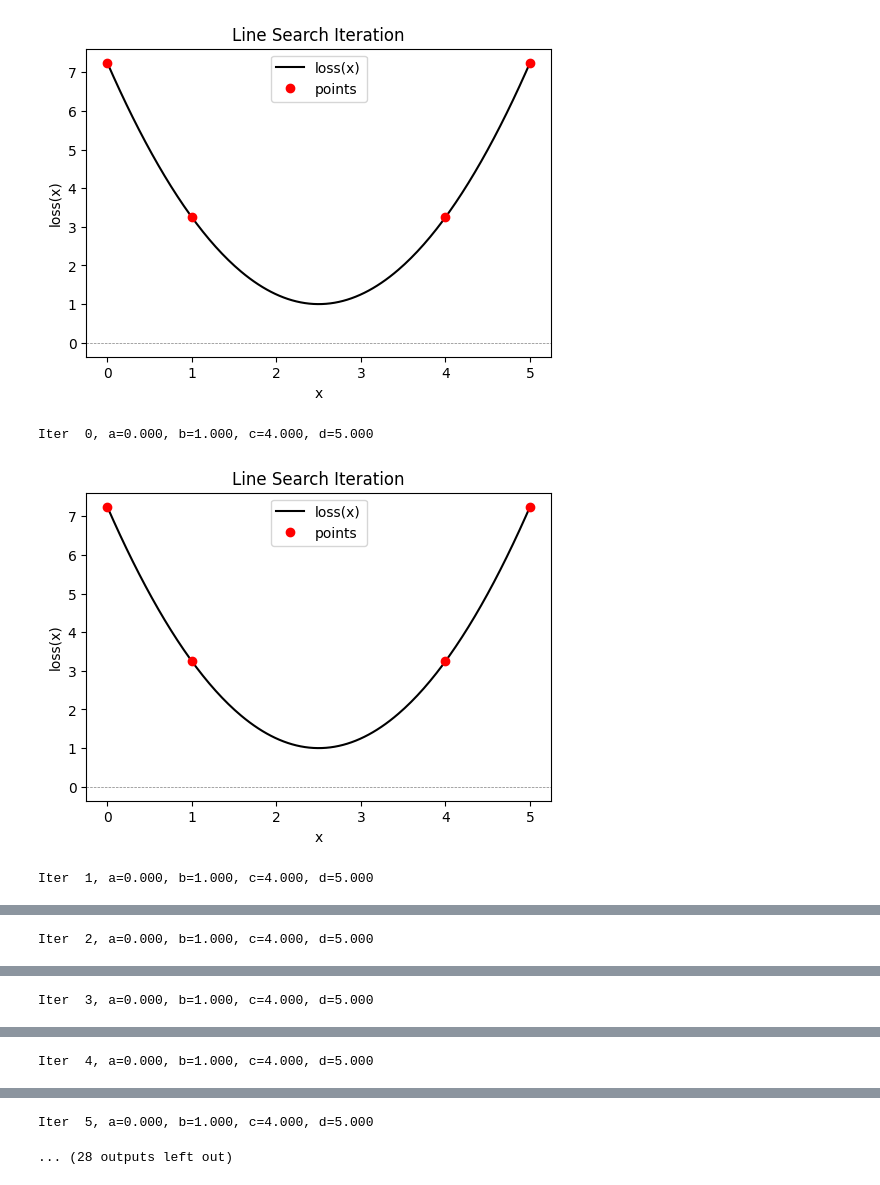
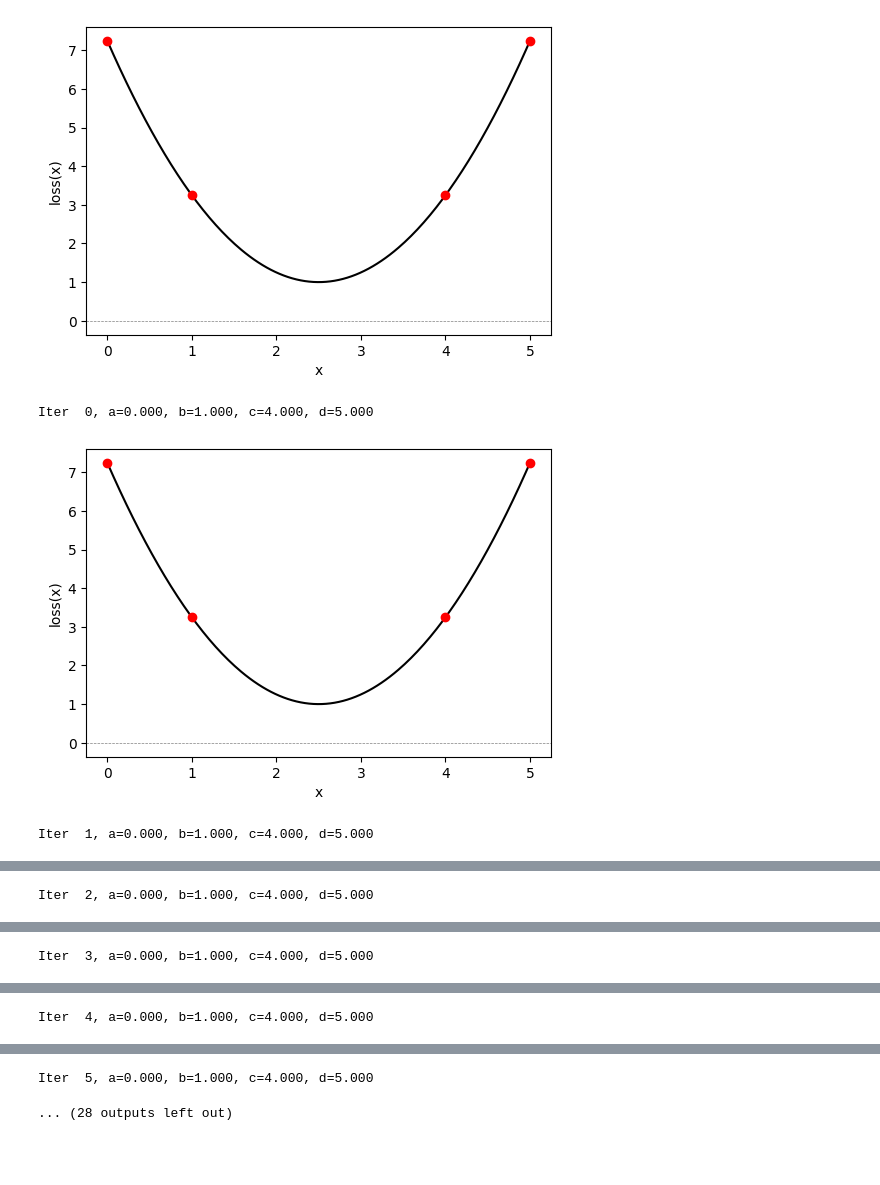
Before and after one commit to chahatpatel2003/CSCI-167, a Jupyter notebook: notebook_6_1.ipynb, the cells around one changed output, grey strips where cells are left out. Drawn from its saved outputs; the diff is of its cells as text; code cells hidden in the pictures; blank space fills up the shorter version.

```diff
--- a/notebook_6_1.ipynb
+++ b/notebook_6_1.ipynb
@@ -4,31 +4,23 @@
 import numpy as np
 import matplotlib.pyplot as plt
 
-# Loss function (parabola example)
 def loss_function(x):
-    # Simple quadratic loss
     return (x - 2.5)**2 + 1
 
-# Drawing function for visualization
 def draw_function(loss_function, a, b, c, d):
     xs = np.linspace(0, 5, 200)
     ys = loss_function(xs)
     plt.figure(figsize=(6,4))
-    plt.plot(xs, ys, 'k-', label='loss(x)')
+    plt.plot(xs, ys, 'k-')
     plt.axhline(0, color='gray', linestyle='--', linewidth=0.5)
-
     plt.plot([a, b, c, d],
              [loss_function(a), loss_function(b), loss_function(c), loss_function(d)],
-             'ro', label='points')
-
-    plt.legend()
+             'ro')
     plt.xlabel('x')
     plt.ylabel('loss(x)')
-    plt.title('Line Search Iteration')
     plt.show()
 
 def line_search(loss_function, draw_flag=False):
-    # Initial bracket points
     a = 0.0
     b = 1.0
     c = 4.0
@@ -36,7 +28,6 @@ def line_search(loss_function, draw_flag=False):
 
     max_iter = 20
     for n_iter in range(max_iter):
-        # Compute loss at each point
         lossa = loss_function(a)
         lossb = loss_function(b)
         lossc = loss_function(c)
@@ -44,55 +35,34 @@ def line_search(loss_function, draw_flag=False):
 
         if draw_flag:
             draw_function(loss_function, a, b, c, d)
 
         print(f"Iter {n_iter:2d}, a={a:3.3f}, b={b:3.3f}, c={c:3.3f}, d={d:3.3f}")
 
-        # ----------------------------
-        # Rule #1
-        # If the HEIGHT at point A is less than the HEIGHT at points B, C, and D
-        # move them to be half as far from A as they started.
         if lossa < lossb and lossa < lossc and lossa < lossd:
-            # Move b, c, d halfway closer to a
             b = (a + b) / 2.0
             c = (a + c) / 2.0
             d = (a + d) / 2.0
             continue
 
-        # ----------------------------
-        # Rule #2
-        # If HEIGHT at b is less than HEIGHT at c
-        #    point d becomes point c
-        #    point b becomes 1/3 between a and new d
-        #    point c becomes 2/3 between a and new d
         if lossb < lossc:
             d = c
             b = a + (d - a) / 3.0
             c = a + 2.0 * (d - a) / 3.0
             continue
 
-        # ----------------------------
-        # Rule #3
-        # If HEIGHT at c is less than HEIGHT at b
-        #    point a becomes point b
-        #    point b becomes 1/3 between new a and d
-        #    point c becomes 2/3 between new a and d
         if lossc < lossb:
             a = b
             b = a + (d - a) / 3.0
             c = a + 2.0 * (d - a) / 3.0
             continue
 
-    # ------------------------------------
-    # Final solution is average of b and c
     soln = (b + c) / 2.0
     return soln
 
-
-# Run line search
 soln = line_search(loss_function, draw_flag=True)
 print(f"Soln = {soln:3.3f}, loss = {loss_function(soln):3.3f}")
 # %% [output]
-[figure, old version]
+[figure, new version]
 Iter  0, a=0.000, b=1.000, c=4.000, d=5.000
-[figure, old version]
+[figure, new version]
 Iter  1, a=0.000, b=1.000, c=4.000, d=5.000
```
Also changed, not shown: parts of 1 cell of this notebook.
